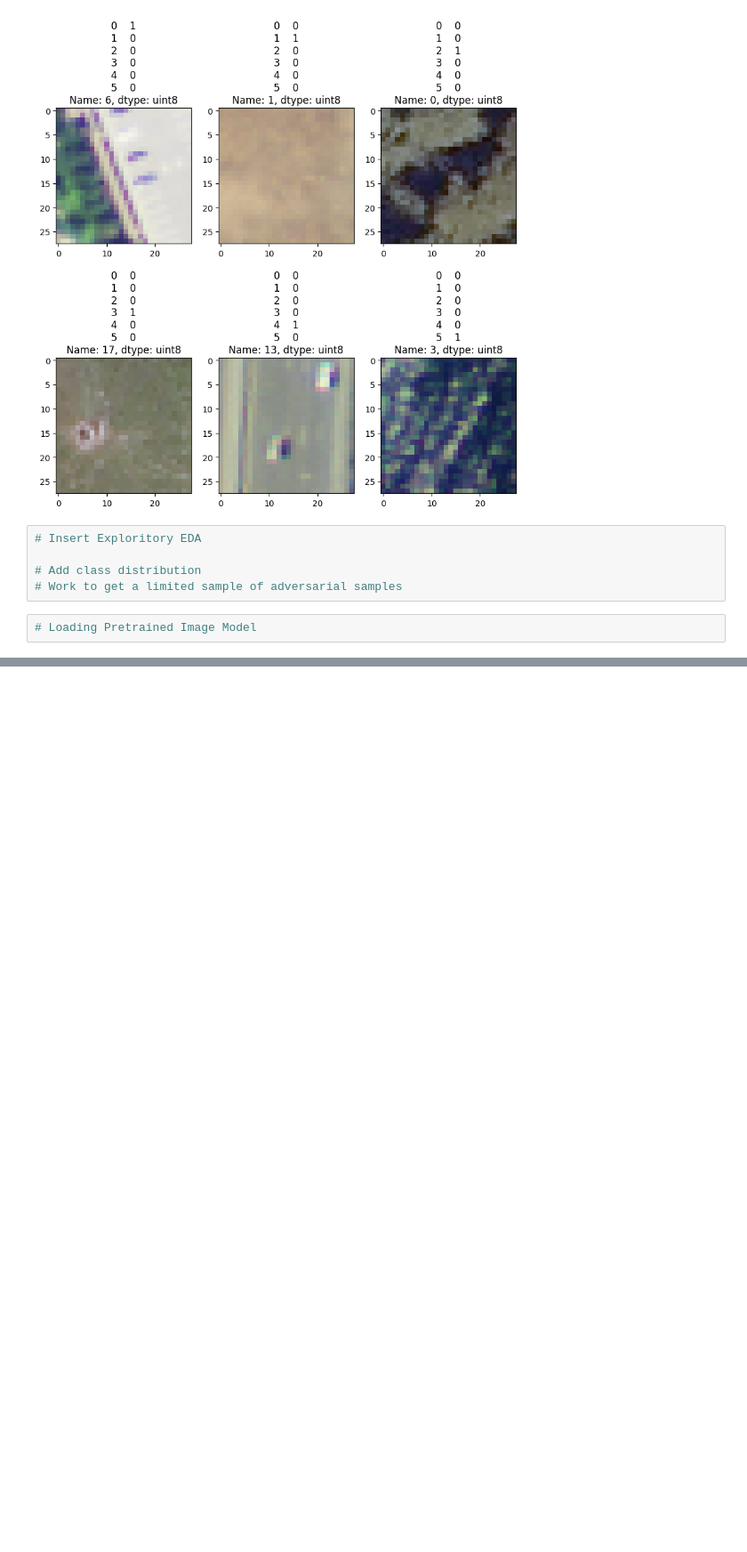
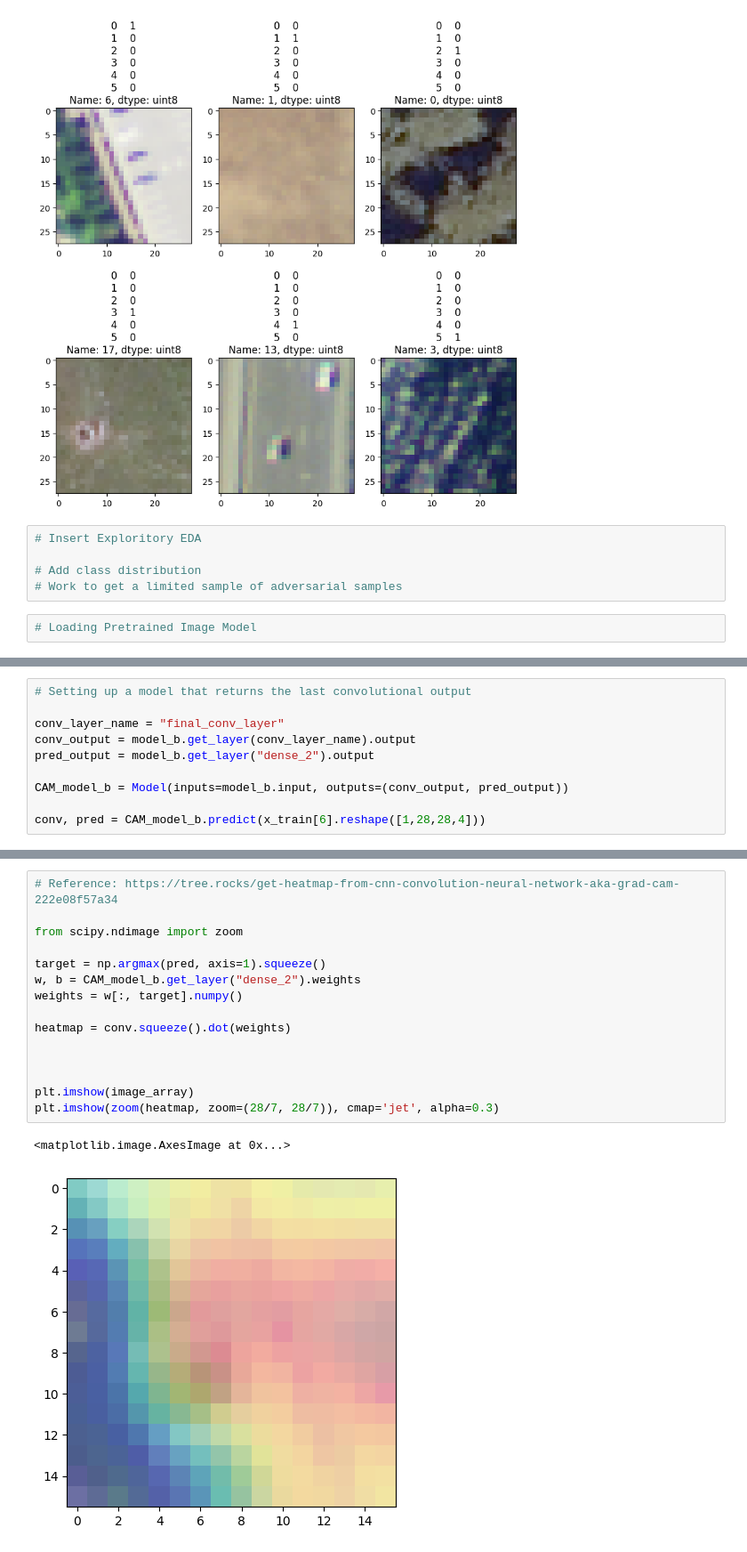
Before and after one commit to sgmurphy00/TOOLS1, a Jupyter notebook: ART_Implementation.ipynb, the cells around one changed output, grey strips where cells are left out. Shown: that part at 89% size. Drawn from its saved outputs; the diff is of its cells as text; blank space fills up the shorter version.

```diff
--- a/ART_Implementation.ipynb
+++ b/ART_Implementation.ipynb
@@ -286,0 +383,10 @@ Implementing ART-Toolbox, Data Poisoning
+# %%
+# Setting up a model that returns the last convolutional output
+
+conv_layer_name = "final_conv_layer"
+conv_output = model_b.get_layer(conv_layer_name).output
+pred_output = model_b.get_layer("dense_2").output
+
+CAM_model_b = Model(inputs=model_b.input, outputs=(conv_output, pred_output))
+
+conv, pred = CAM_model_b.predict(x_train[6].reshape([1,28,28,4]))
@@ -286,0 +395,18 @@ Implementing ART-Toolbox, Data Poisoning
+# %%
+# Reference: https://tree.rocks/get-heatmap-from-cnn-convolution-neural-network-aka-grad-cam-222e08f57a34
+
+from scipy.ndimage import zoom
+
+target = np.argmax(pred, axis=1).squeeze()
+w, b = CAM_model_b.get_layer("dense_2").weights
+weights = w[:, target].numpy()
+
+heatmap = conv.squeeze().dot(weights)
+
+
+
+plt.imshow(image_array)
+plt.imshow(zoom(heatmap, zoom=(28/7, 28/7)), cmap='jet', alpha=0.3)
+# %% [output]
+<matplotlib.image.AxesImage at 0x...>
+[figure, added]
```
Also changed, not shown: parts of 14 cells of this notebook.
